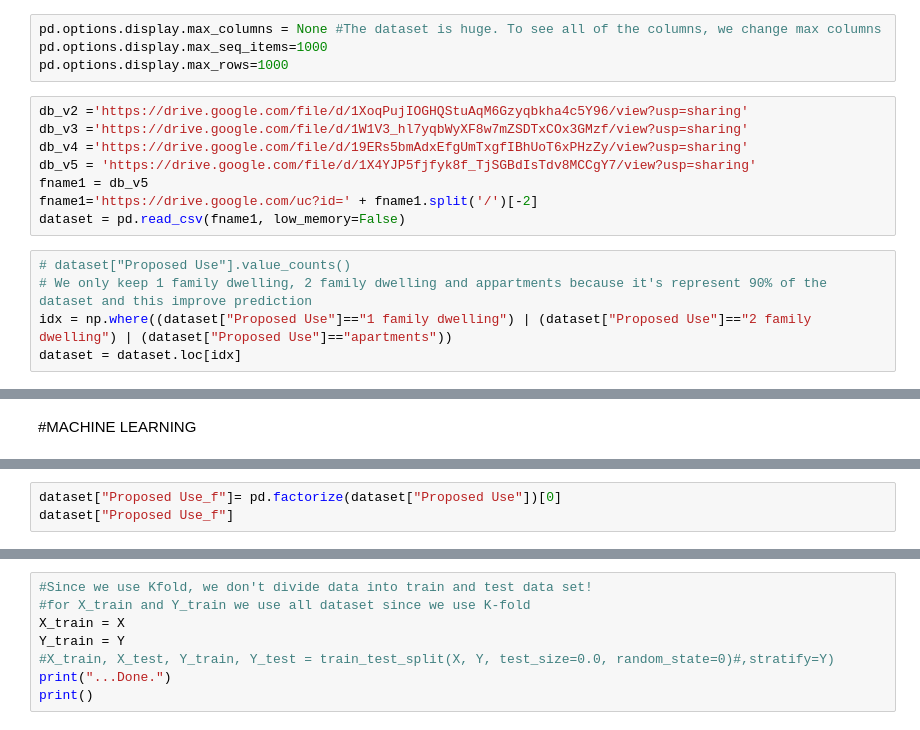
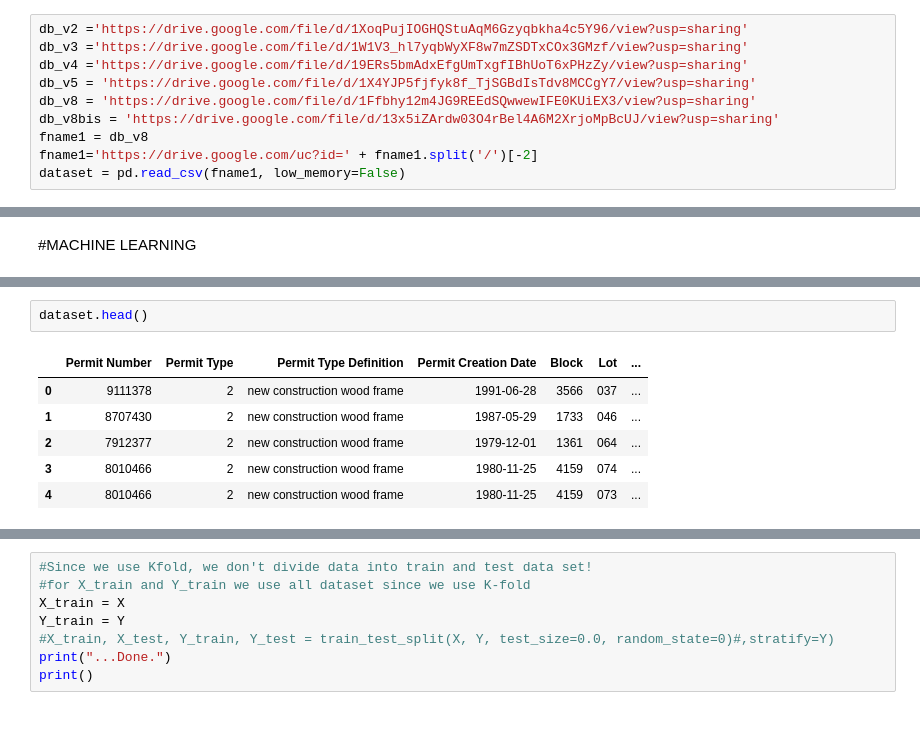
Before and after one commit to LHB-Group/Civil-Work-Bidding-And-Investment-Helper, a Jupyter notebook: NoteBooks/SF_regression_models.ipynb, the cells around one changed output, grey strips where cells are left out. Drawn from its saved outputs; the diff is of its cells as text.

```diff
--- a/NoteBooks/SF_regression_models.ipynb
+++ b/NoteBooks/SF_regression_models.ipynb
@@ -17,23 +17,16 @@ warnings.filterwarnings('ignore')
 pd.options.display.max_columns = None #The dataset is huge. To see all of the columns, we change max columns
 pd.options.display.max_seq_items=1000
 pd.options.display.max_rows=1000
-# %%
-pd.options.display.max_columns = None #The dataset is huge. To see all of the columns, we change max columns
-pd.options.display.max_seq_items=1000
-pd.options.display.max_rows=1000
 # %%
 db_v2 ='https://drive.google.com/file/d/1XoqPujIOGHQStuAqM6Gzyqbkha4c5Y96/view?usp=sharing'
 db_v3 ='https://drive.google.com/file/d/1W1V3_hl7yqbWyXF8w7mZSDTxCOx3GMzf/view?usp=sharing'
 db_v4 ='https://drive.google.com/file/d/19ERs5bmAdxEfgUmTxgfIBhUoT6xPHzZy/view?usp=sharing'
 db_v5 = 'https://drive.google.com/file/d/1X4YJP5fjfyk8f_TjSGBdIsTdv8MCCgY7/view?usp=sharing'
-fname1 = db_v5
+db_v8 = 'https://drive.google.com/file/d/1Ffbhy12m4JG9REEdSQwwewIFE0KUiEX3/view?usp=sharing'
+db_v8bis = 'https://drive.google.com/file/d/13x5iZArdw03O4rBel4A6M2XrjoMpBcUJ/view?usp=sharing'
+fname1 = db_v8
 fname1='https://drive.google.com/uc?id=' + fname1.split('/')[-2]
 dataset = pd.read_csv(fname1, low_memory=False)
-# %%
-# dataset["Proposed Use"].value_counts()
-# We only keep 1 family dwelling, 2 family dwelling and appartments because it's represent 90% of the dataset and this improve prediction
-idx = np.where((dataset["Proposed Use"]=="1 family dwelling") | (dataset["Proposed Use"]=="2 family dwelling") | (dataset["Proposed Use"]=="apartments"))
-dataset = dataset.loc[idx]
 # %%
 dataset.shape
 # %% [output]
@@ -110,3 +57,0 @@ Name: Proposed Use, dtype: int64
-# %%
-dataset["Proposed Use_f"]= pd.factorize(dataset["Proposed Use"])[0]
-dataset["Proposed Use_f"]
@@ -126,3 +78,12 @@ Name: Proposed Use_f, Length: 7561, dtype: int64
+# %%
+dataset.head()
+# %% [output]
+|  | Permit Number | Permit Type | Permit Type Definition | Permit Creation Date | Block | Lot | ... |
+| 0 | 9111378 | 2 | new construction wood frame | 1991-06-28 | 3566 | 037 | ... |
+| 1 | 8707430 | 2 | new construction wood frame | 1987-05-29 | 1733 | 046 | ... |
+| 2 | 7912377 | 2 | new construction wood frame | 1979-12-01 | 1361 | 064 | ... |
+| 3 | 8010466 | 2 | new construction wood frame | 1980-11-25 | 4159 | 074 | ... |
+| 4 | 8010466 | 2 | new construction wood frame | 1980-11-25 | 4159 | 073 | ... |
 # %%
 # Separate target variable Y from features X
 print("Separating labels from features...")
```
Also changed, not shown: parts of 44 cells of this notebook, 1 other file.
